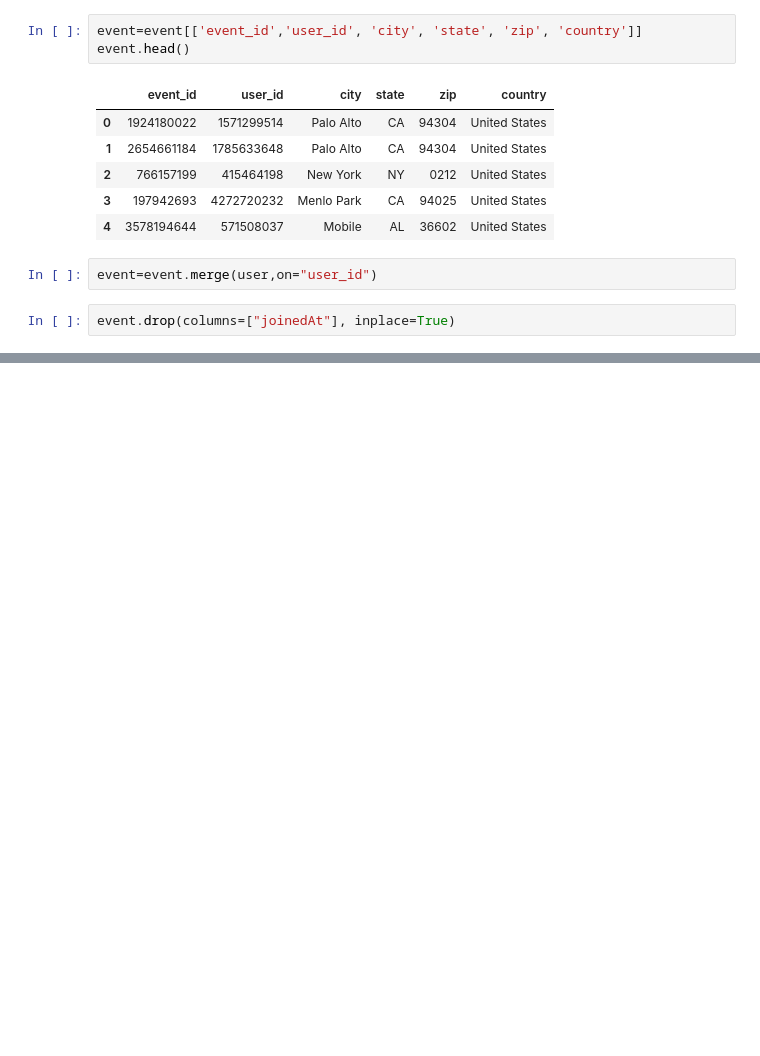
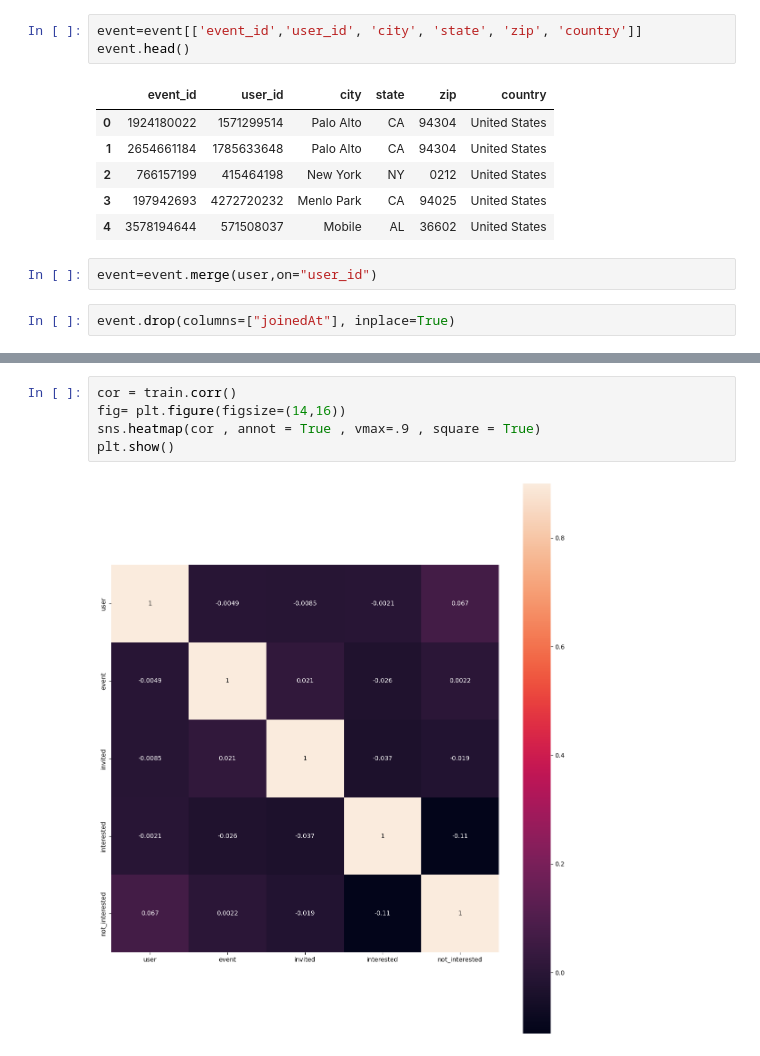
Before and after one commit to apexapaudel484/Event-recommendation, a Jupyter notebook: collaborative-filtering.ipynb, the cells around one changed output, grey strips where cells are left out. Cells and saved outputs as stored; diff of their text form; blank space fills up the shorter version.

```diff
--- a/collaborative-filtering.ipynb
+++ b/collaborative-filtering.ipynb
@@ -239,0 +345,7 @@ inv.sample(10)
+# %%
+cor = train.corr()
+fig= plt.figure(figsize=(14,16))
+sns.heatmap(cor , annot = True , vmax=.9 , square = True)
+plt.show()
+# %% [output]
+[figure, added]
```
Also changed, not shown: parts of 49 cells of this notebook.
